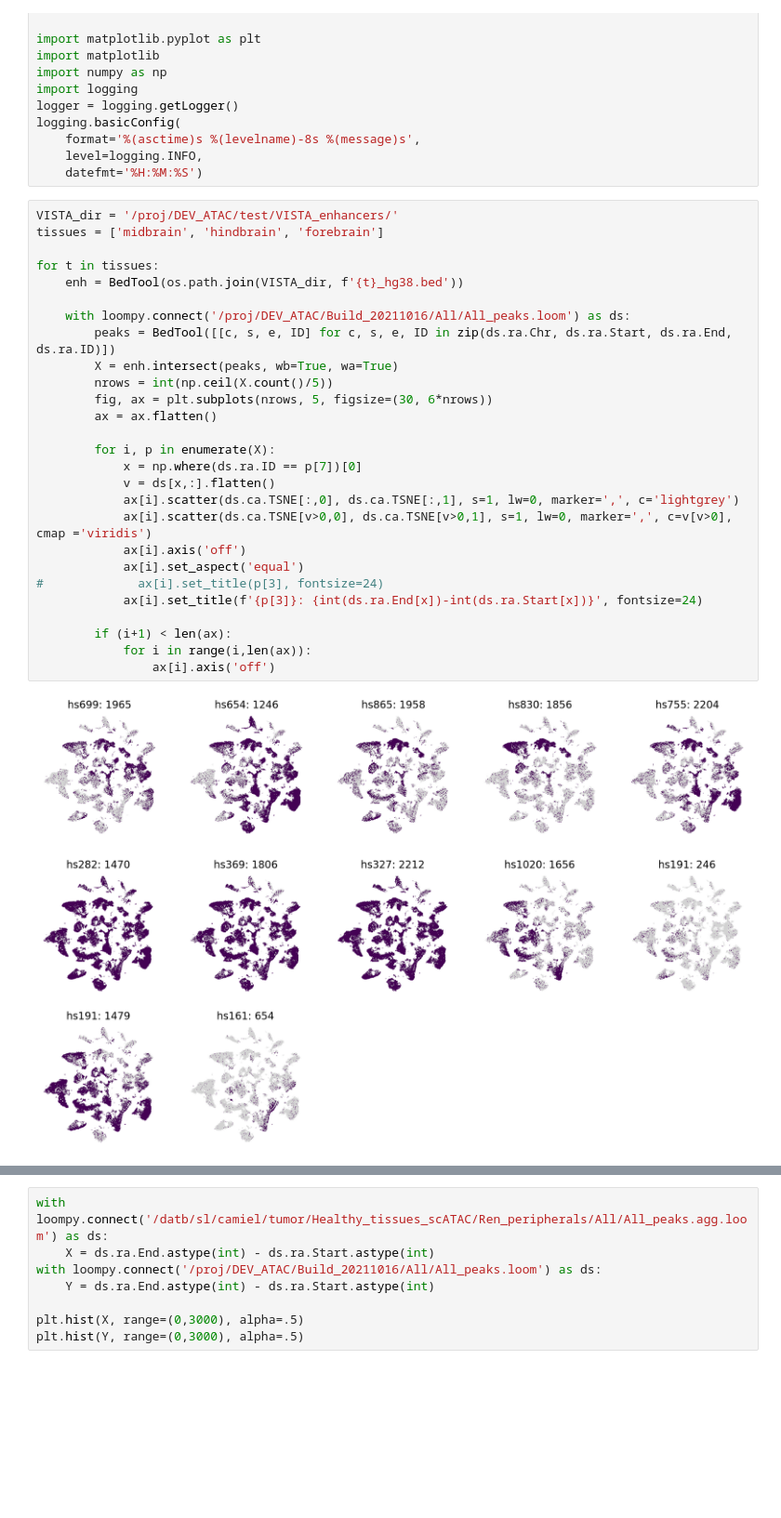
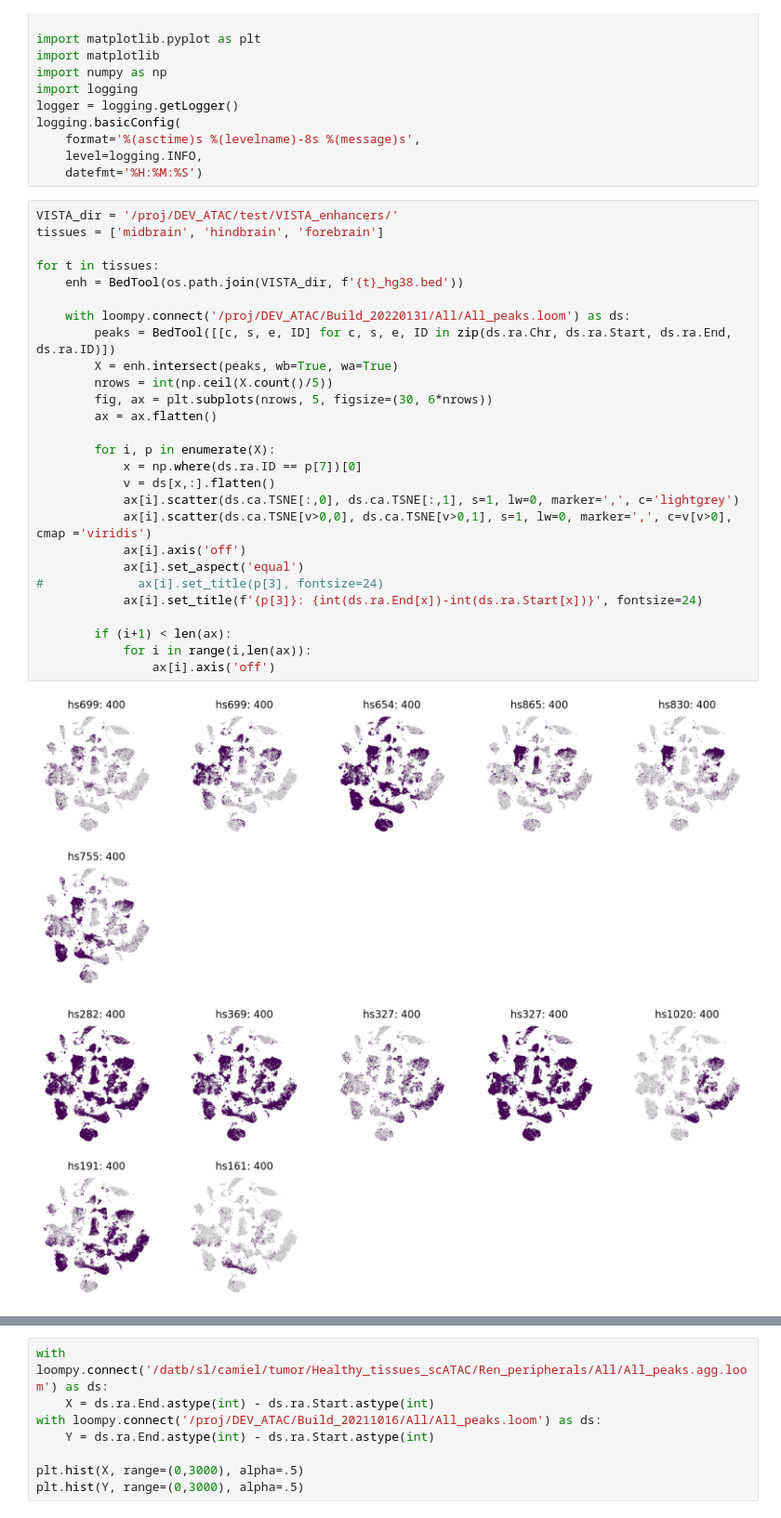
Before and after one commit to linnarsson-lab/chromograph, a Jupyter notebook: notebooks/Enhancers_VISTA.ipynb, the cells around one changed output, grey strips where cells are left out. Shown at 93% size. Drawn from its saved outputs; the diff is of its cells as text; blank space fills up the shorter version.

```diff
--- a/notebooks/Enhancers_VISTA.ipynb
+++ b/notebooks/Enhancers_VISTA.ipynb
@@ -27,30 +27,30 @@ logging.basicConfig(
 # %%
 VISTA_dir = '/proj/DEV_ATAC/test/VISTA_enhancers/'
 tissues = ['midbrain', 'hindbrain', 'forebrain']
 
 for t in tissues:
     enh = BedTool(os.path.join(VISTA_dir, f'{t}_hg38.bed'))
 
-    with loompy.connect('/proj/DEV_ATAC/Build_20211016/All/All_peaks.loom') as ds:
+    with loompy.connect('/proj/DEV_ATAC/Build_20220131/All/All_peaks.loom') as ds:
         peaks = BedTool([[c, s, e, ID] for c, s, e, ID in zip(ds.ra.Chr, ds.ra.Start, ds.ra.End, ds.ra.ID)])
         X = enh.intersect(peaks, wb=True, wa=True)
         nrows = int(np.ceil(X.count()/5))
         fig, ax = plt.subplots(nrows, 5, figsize=(30, 6*nrows))
         ax = ax.flatten()
 
         for i, p in enumerate(X):
             x = np.where(ds.ra.ID == p[7])[0]
             v = ds[x,:].flatten()
             ax[i].scatter(ds.ca.TSNE[:,0], ds.ca.TSNE[:,1], s=1, lw=0, marker=',', c='lightgrey')
             ax[i].scatter(ds.ca.TSNE[v>0,0], ds.ca.TSNE[v>0,1], s=1, lw=0, marker=',', c=v[v>0], cmap ='viridis')
             ax[i].axis('off')
             ax[i].set_aspect('equal')
 #             ax[i].set_title(p[3], fontsize=24)
             ax[i].set_title(f'{p[3]}: {int(ds.ra.End[x])-int(ds.ra.Start[x])}', fontsize=24)
 
         if (i+1) < len(ax):
             for i in range(i,len(ax)):
                 ax[i].axis('off')
 # %% [output]
-[figure, old version]
+[figure, new version]
-[figure, old version]
+[figure, new version]
```
Also changed, not shown: parts of 7 cells of this notebook, 35 other files.
